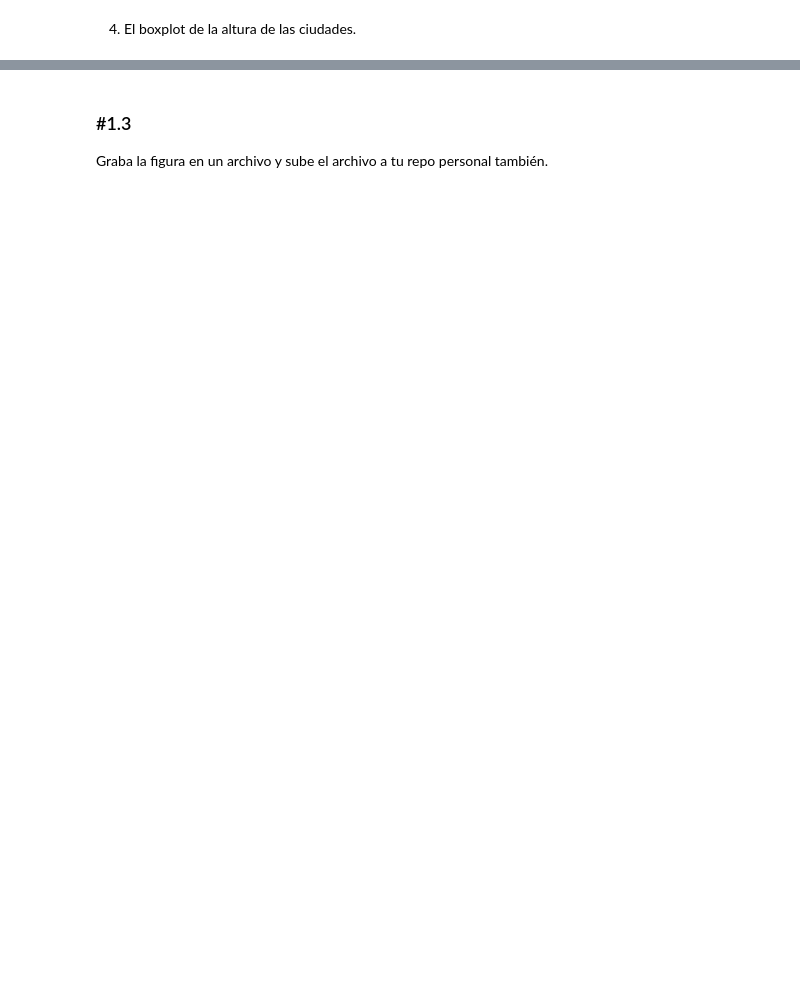
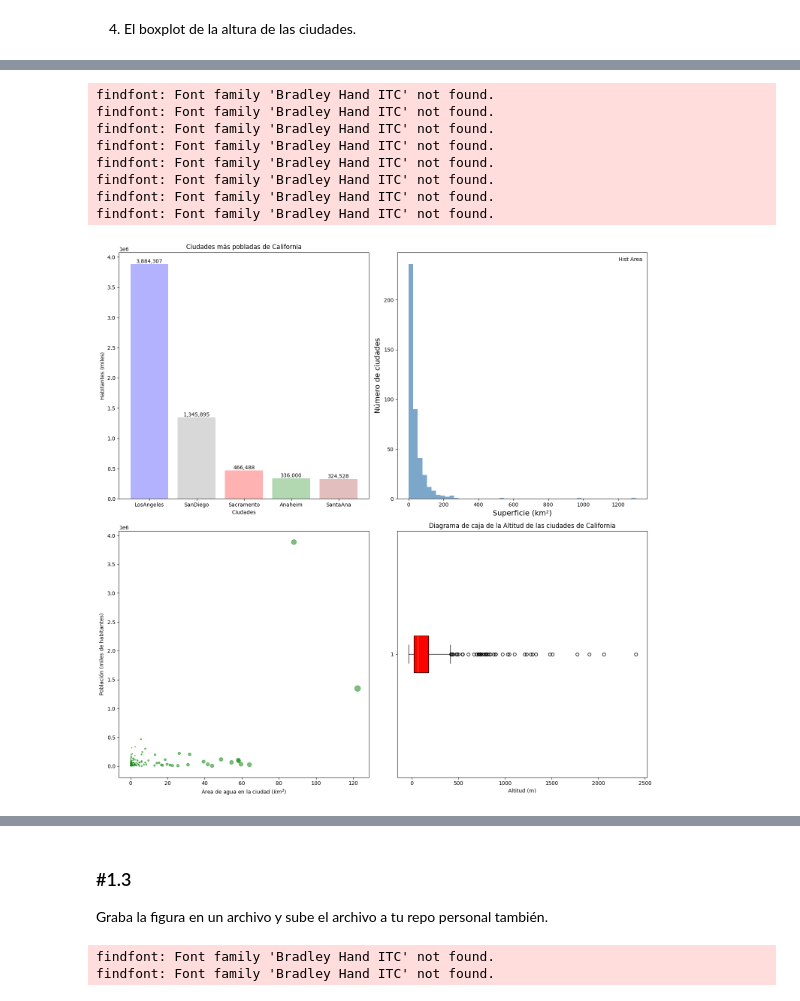
Before and after one commit to Cmonzon-94/ONLINE_DS_THEBRIDGE_Cmonzon, a Jupyter notebook: 03_Analisis_de_Datos/Sprint_08/Unidad_01_Visualizacion_Basica/Unidad_01/Practica_Obligatoria/18_Practica_Obligatoria_Visualizacion_Basica.ipynb, the cells around one changed output, grey strips where cells are left out. Saved outputs shown, nothing was run; the diff lists cells and outputs as text; code cells hidden in the pictures; blank space fills up the shorter version.

```diff
--- a/03_Analisis_de_Datos/Sprint_08/Unidad_01_Visualizacion_Basica/Unidad_01/Practica_Obligatoria/18_Practica_Obligatoria_Visualizacion_Basica.ipynb
+++ b/03_Analisis_de_Datos/Sprint_08/Unidad_01_Visualizacion_Basica/Unidad_01/Practica_Obligatoria/18_Practica_Obligatoria_Visualizacion_Basica.ipynb
@@ -116,7 +116,10 @@ frecuencias = df_pobladas.population_total.to_list()
 #Crear gráfico
 fig = plt.figure(figsize=(8,5))
 ax = plt.axes()
-barras = ax.bar(categorias, frecuencias, color=["blue", "grey", "red", "green", "brown"], alpha=0.3)
+barras = ax.bar(categorias,
+                frecuencias,
+                color=["blue", "grey", "red", "green", "brown"],
+                alpha=0.3)
 # Personalización del gráfico
 ax.set_title("Ciudades más pobladas de California")
 ax.set_xlabel("Ciudades")
@@ -173,6 +197,77 @@ outliers = df_cities[df_cities["population_total"] > 80_000]
+# %%
+#Visualización final
+# Crear una figura con un arreglo de subtramas (2 filas x 2 columnas)
+fig, axes = plt.subplots(2, 2, figsize=(15, 15))
+
+# Gráfico 1: Barras
+categorias = df_pobladas.city.value_counts().index.to_list()
+frecuencias = df_pobladas.population_total.to_list()
+barras = axes[0, 0].bar(categorias, frecuencias, color=["blue", "grey", "red", "green", "brown"], alpha=0.3)
+axes[0, 0].set_title("Ciudades más pobladas de California")
+axes[0, 0].set_xlabel("Ciudades")
+axes[0, 0].set_ylabel("Habitantes (miles)")
+
+# Agregar valores al gráfico de barras
+for barra, poblacion in zip(barras, frecuencias):
+    axes[0, 0].text(barra.get_x() + barra.get_width() / 2, barra.get_height(),
+                    f'{poblacion:,}', ha='center', va='bottom', fontsize=10)
+
+# Gráfico 2: Histograma
+axes[0, 1].hist(df_cities.area_total_km2, bins=50, alpha=0.7, color="steelblue")
+font_dict = {"size": 14, "family": "Bradley Hand ITC"}
+axes[0, 1].set_xlabel("Superficie (km²)", fontdict=font_dict)
+axes[0, 1].set_ylabel("Número de ciudades", fontdict=font_dict)
+axes[0, 1].legend(frameon=False, title="Hist Area")
+
+# Gráfico 3: Dispersión
+scatter = axes[1, 0].scatter(df_cities["area_water_km2"],
+                              df_cities["population_total"],
+                              c="green", alpha=0.5,
+                              s=df_cities["area_water_km2"])
+axes[1, 0].set_xlabel("Área de agua en la ciudad $(km^2)$")
+axes[1, 0].set_ylabel("Población (miles de habitantes)")
+
+# Identificar los outliers
+outliers = df_cities[df_cities["population_total"] > 800_000]
+for _, outlier in outliers.iterrows():
+    plt.annotate("Outlier",
+                 xy=(outlier["area_water_km2"], outlier["population_total"]),
+                 xytext=(outlier["area_water_km2"] + 10, outlier["population_total"] + 5000),
+                 arrowprops=dict(facecolor='red', arrowstyle="->", lw=1.5),  # Estilo de la flecha
+                 fontsize=10, color="red")
+
+# Gráfico 4: Boxplot
+axes[1, 1].boxplot(df_cities.elevation_m,
+                   whis=1.5,
+                   vert=False,
+                   patch_artist=True,
+                   boxprops=dict(facecolor="red"))
+axes[1, 1].set_title("Diagrama de caja de la Altitud de las ciudades de California")
+axes[1, 1].set_xlabel("Altitud (m)")
+
+# Ajustar espacio entre subgráficos para evitar solapamientos
+plt.tight_layout()
+
+# Mostrar la figura final
+plt.show()
+# %% [output]
+findfont: Font family 'Bradley Hand ITC' not found.
+findfont: Font family 'Bradley Hand ITC' not found.
+findfont: Font family 'Bradley Hand ITC' not found.
+findfont: Font family 'Bradley Hand ITC' not found.
+findfont: Font family 'Bradley Hand ITC' not found.
+findfont: Font family 'Bradley Hand ITC' not found.
+findfont: Font family 'Bradley Hand ITC' not found.
+findfont: Font family 'Bradley Hand ITC' not found.
+[figure, added]
 # %% [markdown]
 ![figura_ejempo.png](attachment:figura_ejempo.png)
 # %% [markdown]
 ### #1.3
 
 Graba la figura en un archivo y sube el archivo a tu repo personal también.
+# %%
+fig.savefig("./data/grafico_practica_obligatoria.png")
+# %% [output]
+findfont: Font family 'Bradley Hand ITC' not found.
+findfont: Font family 'Bradley Hand ITC' not found.
```
Also changed, not shown: parts of 2 cells of this notebook.
